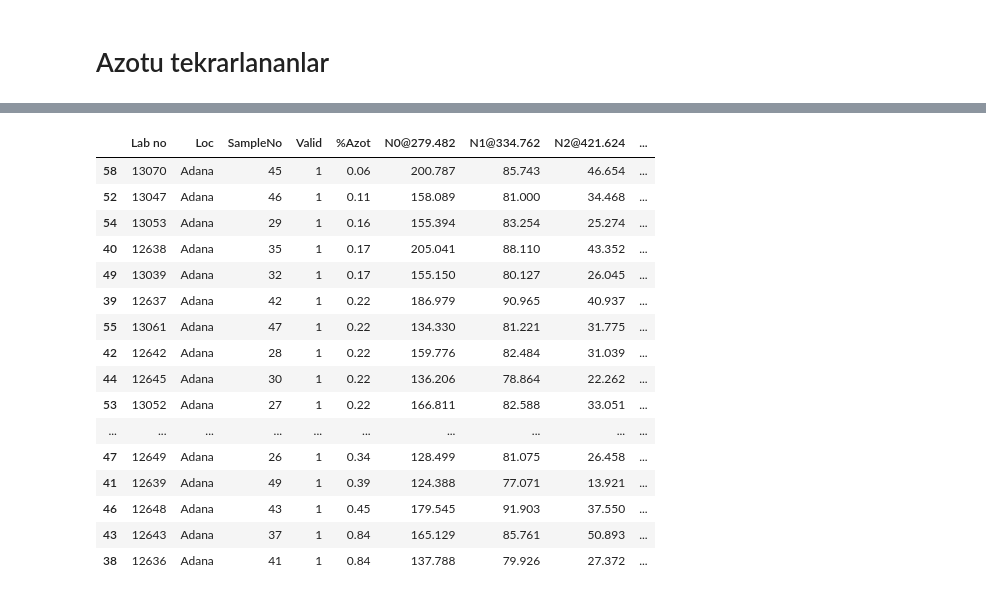
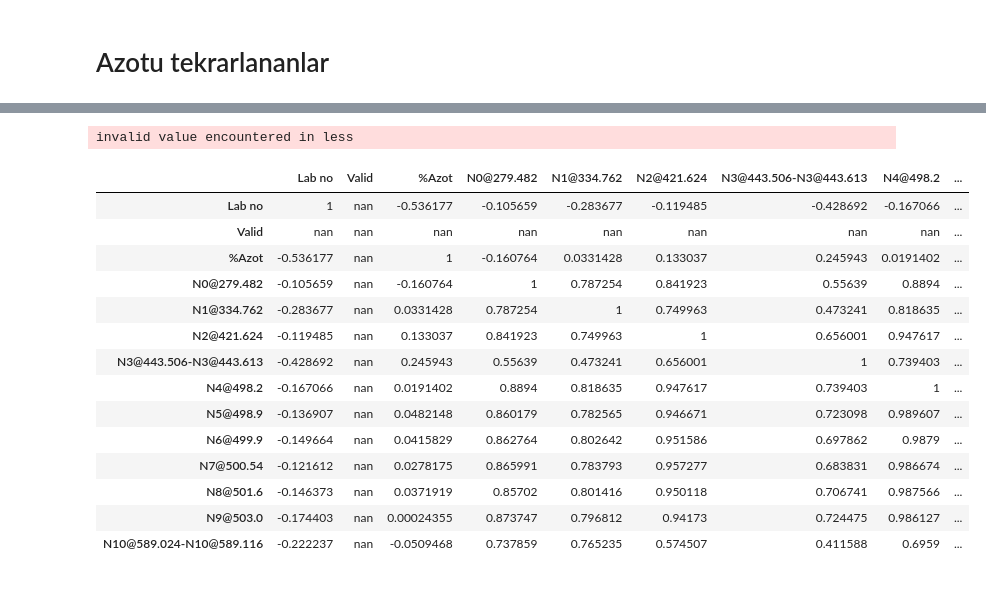
Before and after one commit to ugurgudelek/Libs, a Jupyter notebook: new test/analyze.ipynb, the cells around one changed output, grey strips where cells are left out. Drawn from its saved outputs; the diff is of its cells as text; code cells hidden in the pictures.

```diff
--- a/new test/analyze.ipynb
+++ b/new test/analyze.ipynb
@@ -329,20 +328,20 @@ plt.plot(analysis.data['%Azot'], '.')
-# %%
-analysis.data
-# %% [output]
-|  | Lab no | Loc | SampleNo | Valid | %Azot | N0@279.482 | N1@334.762 | N2@421.624 | ... |
-| 58 | 13070 | Adana | 45 | 1 | 0.06 | 200.787 | 85.743 | 46.654 | ... |
-| 52 | 13047 | Adana | 46 | 1 | 0.11 | 158.089 | 81.000 | 34.468 | ... |
-| 54 | 13053 | Adana | 29 | 1 | 0.16 | 155.394 | 83.254 | 25.274 | ... |
-| 40 | 12638 | Adana | 35 | 1 | 0.17 | 205.041 | 88.110 | 43.352 | ... |
-| 49 | 13039 | Adana | 32 | 1 | 0.17 | 155.150 | 80.127 | 26.045 | ... |
-| 39 | 12637 | Adana | 42 | 1 | 0.22 | 186.979 | 90.965 | 40.937 | ... |
-| 55 | 13061 | Adana | 47 | 1 | 0.22 | 134.330 | 81.221 | 31.775 | ... |
-| 42 | 12642 | Adana | 28 | 1 | 0.22 | 159.776 | 82.484 | 31.039 | ... |
-| 44 | 12645 | Adana | 30 | 1 | 0.22 | 136.206 | 78.864 | 22.262 | ... |
-| 53 | 13052 | Adana | 27 | 1 | 0.22 | 166.811 | 82.588 | 33.051 | ... |
-| ... | ... | ... | ... | ... | ... | ... | ... | ... | ... |
-| 47 | 12649 | Adana | 26 | 1 | 0.34 | 128.499 | 81.075 | 26.458 | ... |
-| 41 | 12639 | Adana | 49 | 1 | 0.39 | 124.388 | 77.071 | 13.921 | ... |
-| 46 | 12648 | Adana | 43 | 1 | 0.45 | 179.545 | 91.903 | 37.550 | ... |
-| 43 | 12643 | Adana | 37 | 1 | 0.84 | 165.129 | 85.761 | 50.893 | ... |
-| 38 | 12636 | Adana | 41 | 1 | 0.84 | 137.788 | 79.926 | 27.372 | ... |
+# %%
+corr = analysis.data.corr()
+corr.style.background_gradient(cmap='coolwarm')
+# %% [output]
+invalid value encountered in less
+|  | Lab no | Valid | %Azot | N0@279.482 | N1@334.762 | N2@421.624 | N3@443.506-N3@443.613 | N4@498.2 | ... |
+| Lab no | 1 | nan | -0.536177 | -0.105659 | -0.283677 | -0.119485 | -0.428692 | -0.167066 | ... |
+| Valid | nan | nan | nan | nan | nan | nan | nan | nan | ... |
+| %Azot | -0.536177 | nan | 1 | -0.160764 | 0.0331428 | 0.133037 | 0.245943 | 0.0191402 | ... |
+| N0@279.482 | -0.105659 | nan | -0.160764 | 1 | 0.787254 | 0.841923 | 0.55639 | 0.8894 | ... |
+| N1@334.762 | -0.283677 | nan | 0.0331428 | 0.787254 | 1 | 0.749963 | 0.473241 | 0.818635 | ... |
+| N2@421.624 | -0.119485 | nan | 0.133037 | 0.841923 | 0.749963 | 1 | 0.656001 | 0.947617 | ... |
+| N3@443.506-N3@443.613 | -0.428692 | nan | 0.245943 | 0.55639 | 0.473241 | 0.656001 | 1 | 0.739403 | ... |
+| N4@498.2 | -0.167066 | nan | 0.0191402 | 0.8894 | 0.818635 | 0.947617 | 0.739403 | 1 | ... |
+| N5@498.9 | -0.136907 | nan | 0.0482148 | 0.860179 | 0.782565 | 0.946671 | 0.723098 | 0.989607 | ... |
+| N6@499.9 | -0.149664 | nan | 0.0415829 | 0.862764 | 0.802642 | 0.951586 | 0.697862 | 0.9879 | ... |
+| N7@500.54 | -0.121612 | nan | 0.0278175 | 0.865991 | 0.783793 | 0.957277 | 0.683831 | 0.986674 | ... |
+| N8@501.6 | -0.146373 | nan | 0.0371919 | 0.85702 | 0.801416 | 0.950118 | 0.706741 | 0.987566 | ... |
+| N9@503.0 | -0.174403 | nan | 0.00024355 | 0.873747 | 0.796812 | 0.94173 | 0.724475 | 0.986127 | ... |
+| N10@589.024-N10@589.116 | -0.222237 | nan | -0.0509468 | 0.737859 | 0.765235 | 0.574507 | 0.411588 | 0.6959 | ... |
```
Also changed, not shown: parts of 12 cells of this notebook.
